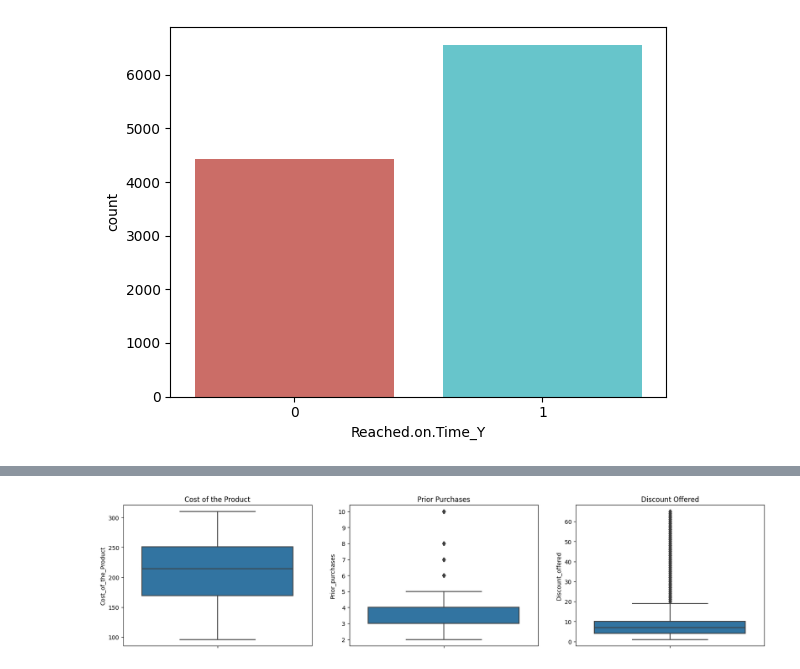
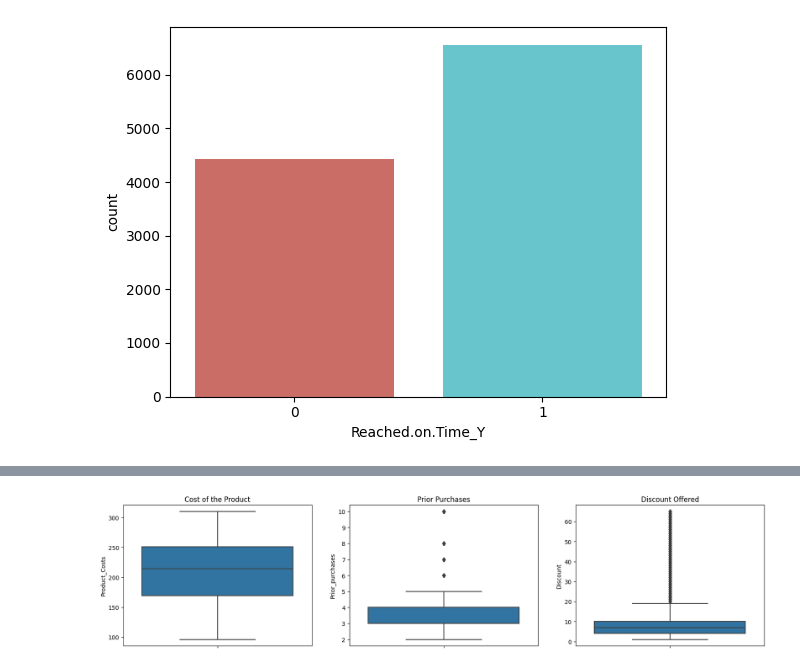
Before and after one commit to OmniControll/Shipping-On-Time-Analysis, a Jupyter notebook: preprocessing.ipynb, the cells around one changed output, grey strips where cells are left out. Drawn from its saved outputs; the diff is of its cells as text; code cells hidden in the pictures.

Commit message:
renamed columns, encoded columns

```diff
--- a/preprocessing.ipynb
+++ b/preprocessing.ipynb
@@ -86,0 +120,17 @@ df = df.drop('Reached.on.Time_N', axis=1)
+# %%
+#converting product importance to numerical
+df['Product_importance'] = df['Product_importance'].map({'low': 0, 'medium': 1, 'high': 2})
+# %%
+#one hot encoding warehouse blocks, and mode of shipment
+df = pd.get_dummies(df, columns=['Warehouse_block', 'Mode_of_Shipment'], drop_first=True)
+# %%
+#renaming columns
+df = df.rename(columns={'Mode_of_Shipment_Road': 'MoS_Road'})
+df = df.rename(columns={'Mode_of_Shipment_Ship': 'MoS_Ship'})
+df = df.rename(columns={'Warehouse_block_B': 'Block_B'})
+df = df.rename(columns={'Warehouse_block_C': 'Block_C'})
+df = df.rename(columns={'Warehouse_block_D': 'Block_D'})
+df = df.rename(columns={'Warehouse_block_F': 'Block_F'})
+df = df.rename(columns={'Cost_of_the_Product': 'Product_Costs'})
+df = df.rename(columns={'Discount_offered': 'Discount'})
+df = df.rename(columns={'Weight_in_gms': 'Weight'})
@@ -105,19 +171,19 @@ display(df.describe())
 # %%
 # visualizations
 #outliers in split graphs
 plt.figure(figsize=(20,15))
 plt.subplot(3,3,1)
 plt.title('Cost of the Product')
-sns.boxplot(y=df['Cost_of_the_Product'])
+sns.boxplot(y=df['Product_Costs'])
 plt.subplot(3,3,2)
 plt.title('Prior Purchases')
 sns.boxplot(y=df['Prior_purchases'])
 plt.subplot(3,3,3)
 plt.title('Discount Offered')
-sns.boxplot(y=df['Discount_offered'])
+sns.boxplot(y=df['Discount'])
 plt.show()
 # %% [output]
-[figure, old version]
+[figure, new version]
 # %%
 
 def clean_data(df):
```
Also changed, not shown: parts of 9 cells of this notebook.
